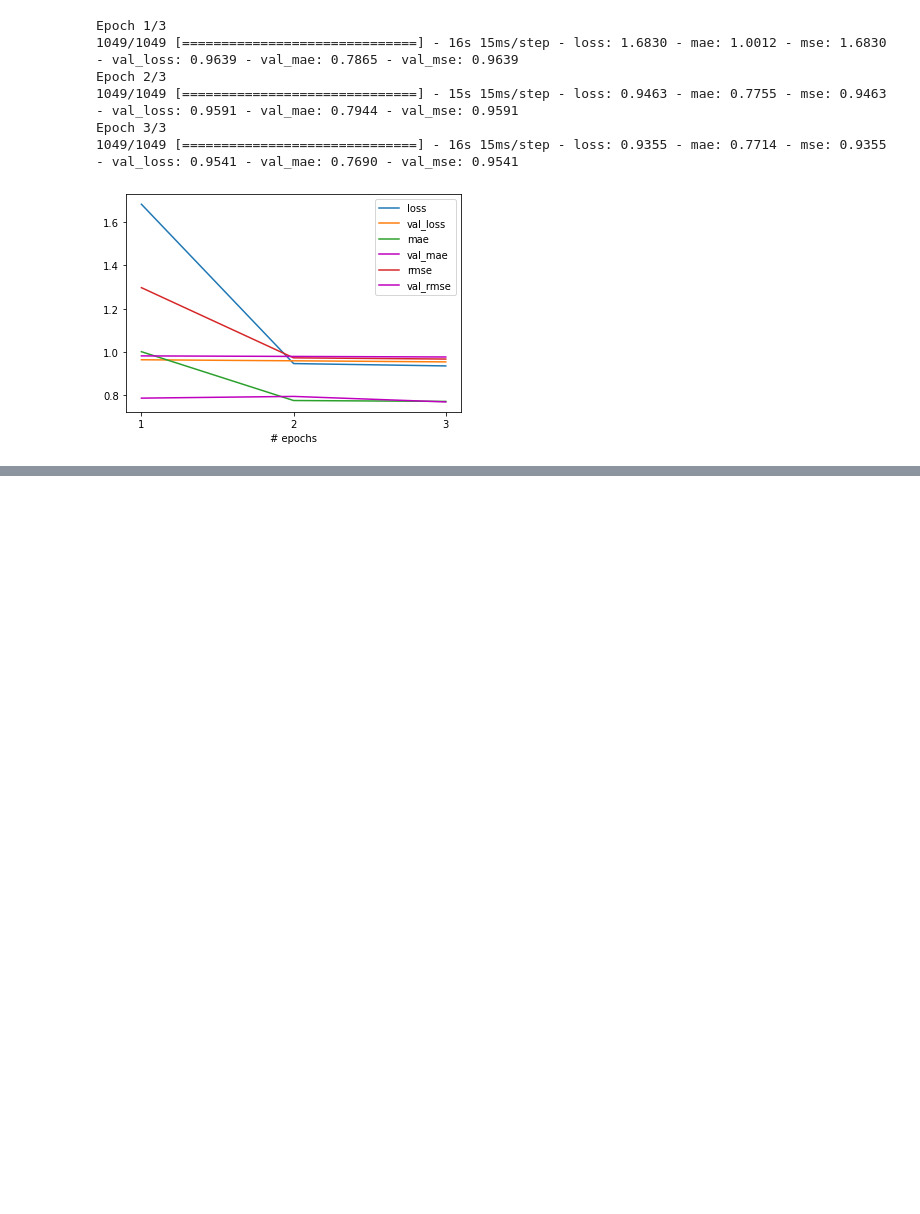
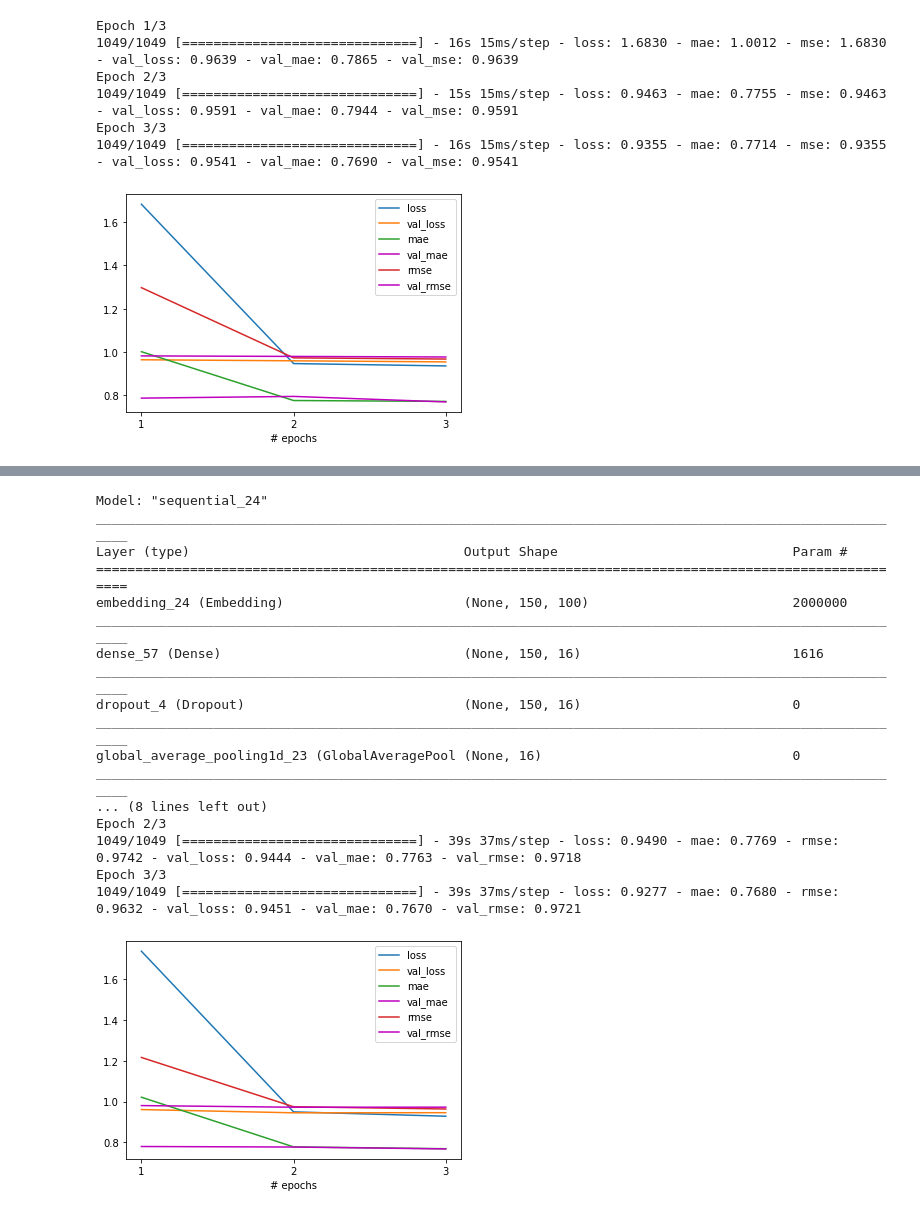
Before and after one commit to FishWith7sMemory/MAST30034-ADS-GroupProj, a Jupyter notebook: NLP.ipynb, the cells around one changed output, grey strips where cells are left out. Drawn from its saved outputs; the diff is of its cells as text; code cells hidden in the pictures; blank space fills up the shorter version.

```diff
--- a/NLP.ipynb
+++ b/NLP.ipynb
@@ -148,0 +163,34 @@ Epoch 5/5
+# %%
+def create_model():
+    D = 100
+    num_words = min(MAX_VOCAB_SIZE, V + 1)
+    model = Sequential()
+    model.add(Input(shape=(T,)))
+    model.add(Embedding(num_words, D))
+    model.add(Dense(16, activation='relu'))
+    model.add(Dropout(0.2))
+    model.add(GlobalAveragePooling1D())
+    model.add(Dense(5))
+    model.summary(105)
+    return model
+
+m, r = fit_model(create_model())
+# %% [output]
+Model: "sequential_24"
+_________________________________________________________________________________________________________
+Layer (type)                                   Output Shape                              Param #
+=========================================================================================================
+embedding_24 (Embedding)                       (None, 150, 100)                          2000000
+_________________________________________________________________________________________________________
+dense_57 (Dense)                               (None, 150, 16)                           1616
+_________________________________________________________________________________________________________
+dropout_4 (Dropout)                            (None, 150, 16)                           0
+_________________________________________________________________________________________________________
+global_average_pooling1d_23 (GlobalAveragePool (None, 16)                                0
+_________________________________________________________________________________________________________
+... (8 lines left out)
+Epoch 2/3
+1049/1049 [==============================] - 39s 37ms/step - loss: 0.9490 - mae: 0.7769 - rmse: 0.9742 - val_loss: 0.9444 - val_mae: 0.7763 - val_rmse: 0.9718
+Epoch 3/3
+1049/1049 [==============================] - 39s 37ms/step - loss: 0.9277 - mae: 0.7680 - rmse: 0.9632 - val_loss: 0.9451 - val_mae: 0.7670 - val_rmse: 0.9721
+[figure, added]
```
Also changed, not shown: parts of 9 cells of this notebook.
